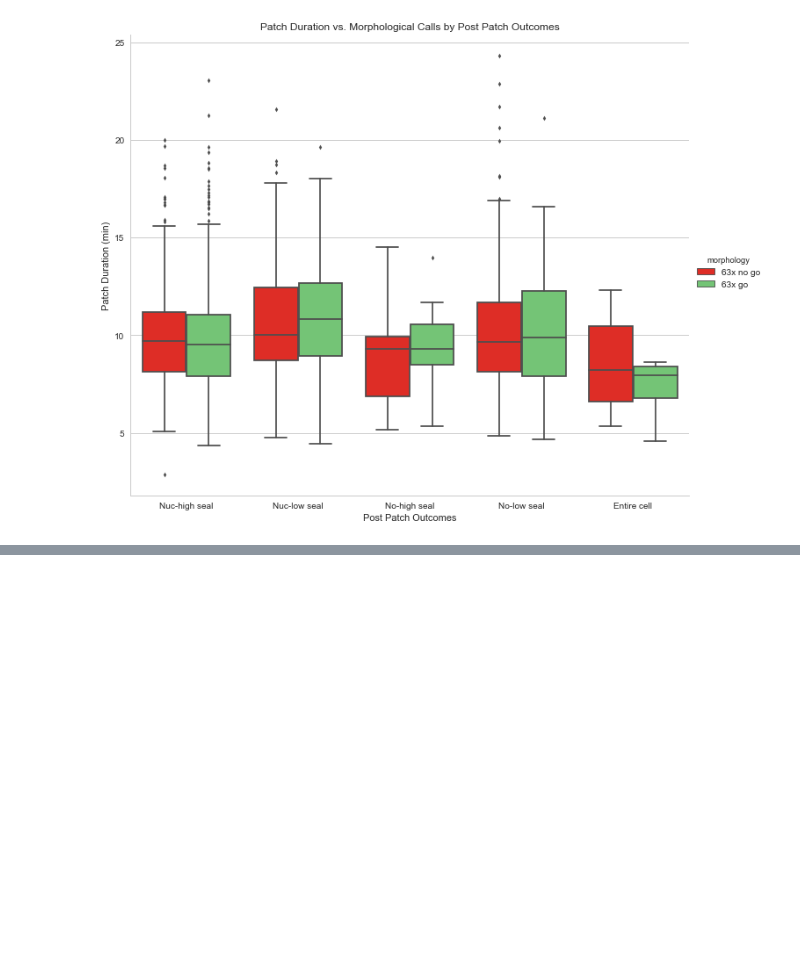
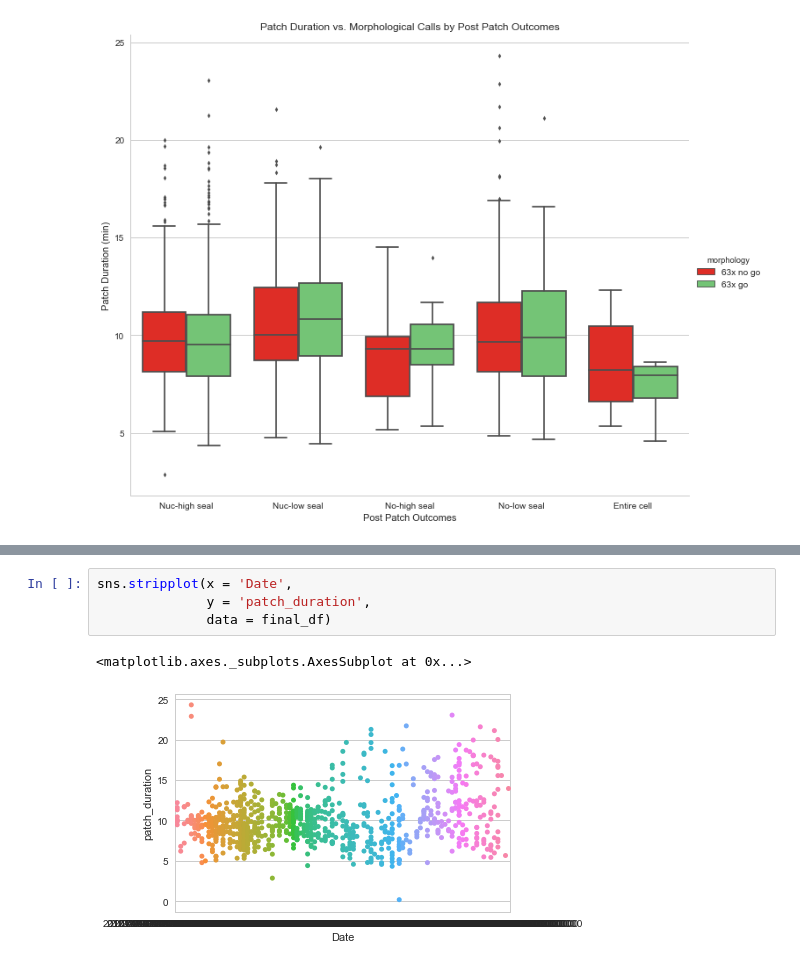
Before and after one commit to ramr24/Personal, a Jupyter notebook: Analysis-Patch Duration vs Morphology by Post Patch Outcomes.ipynb, the cells around one changed output, grey strips where cells are left out. Cells and saved outputs as stored; diff of their text form; blank space fills up the shorter version.

Commit message:
New data

```diff
--- a/Analysis-Patch Duration vs Morphology by Post Patch Outcomes.ipynb
+++ b/Analysis-Patch Duration vs Morphology by Post Patch Outcomes.ipynb
@@ -464,0 +440,7 @@ Text(0.5,1,u'Patch Duration vs. Morphological Calls by Post Patch Outcomes')
+# %%
+sns.stripplot(x = 'Date',
+              y = 'patch_duration',
+              data = final_df)
+# %% [output]
+<matplotlib.axes._subplots.AxesSubplot at 0x...>
+[figure, added]
```
Also changed, not shown: parts of 21 cells of this notebook, 5 other files.
